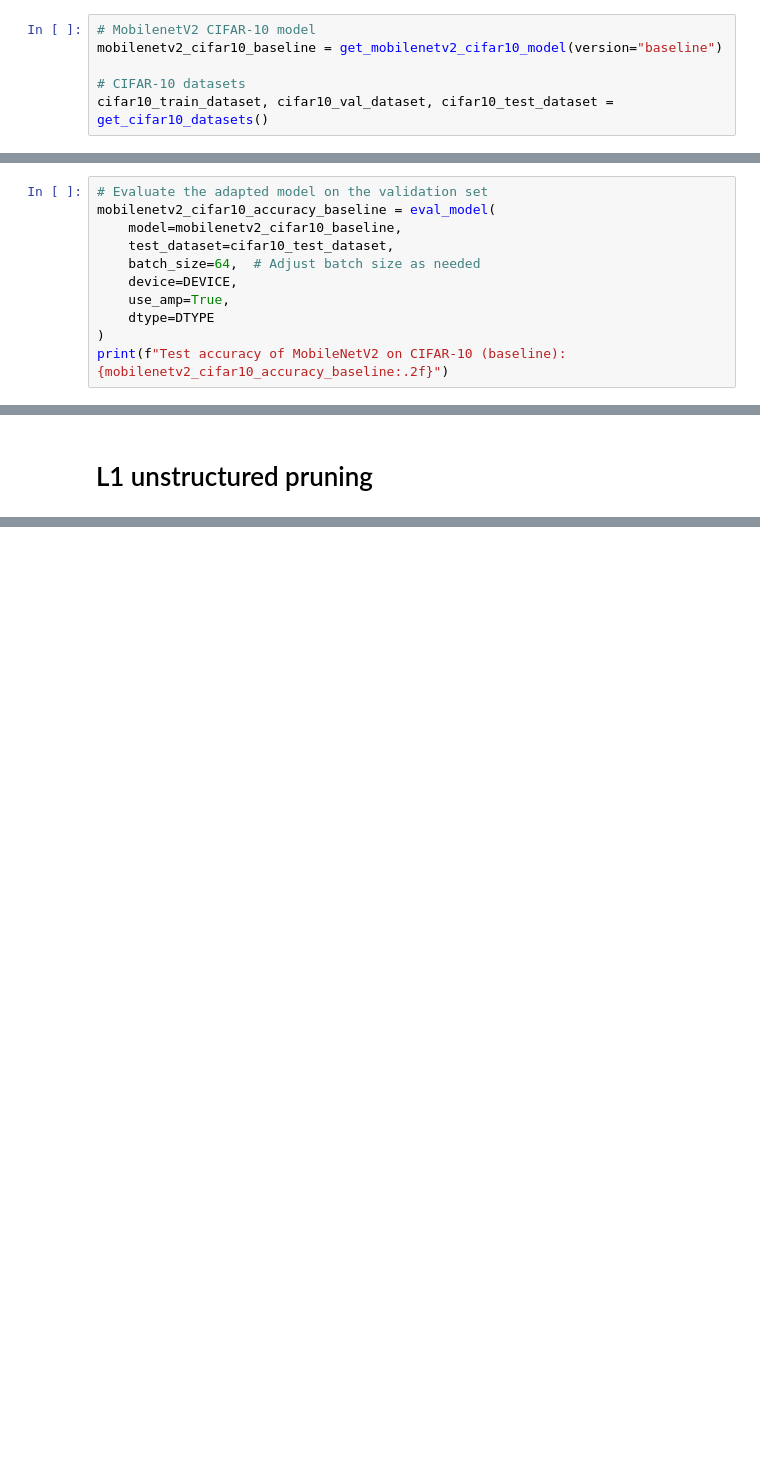
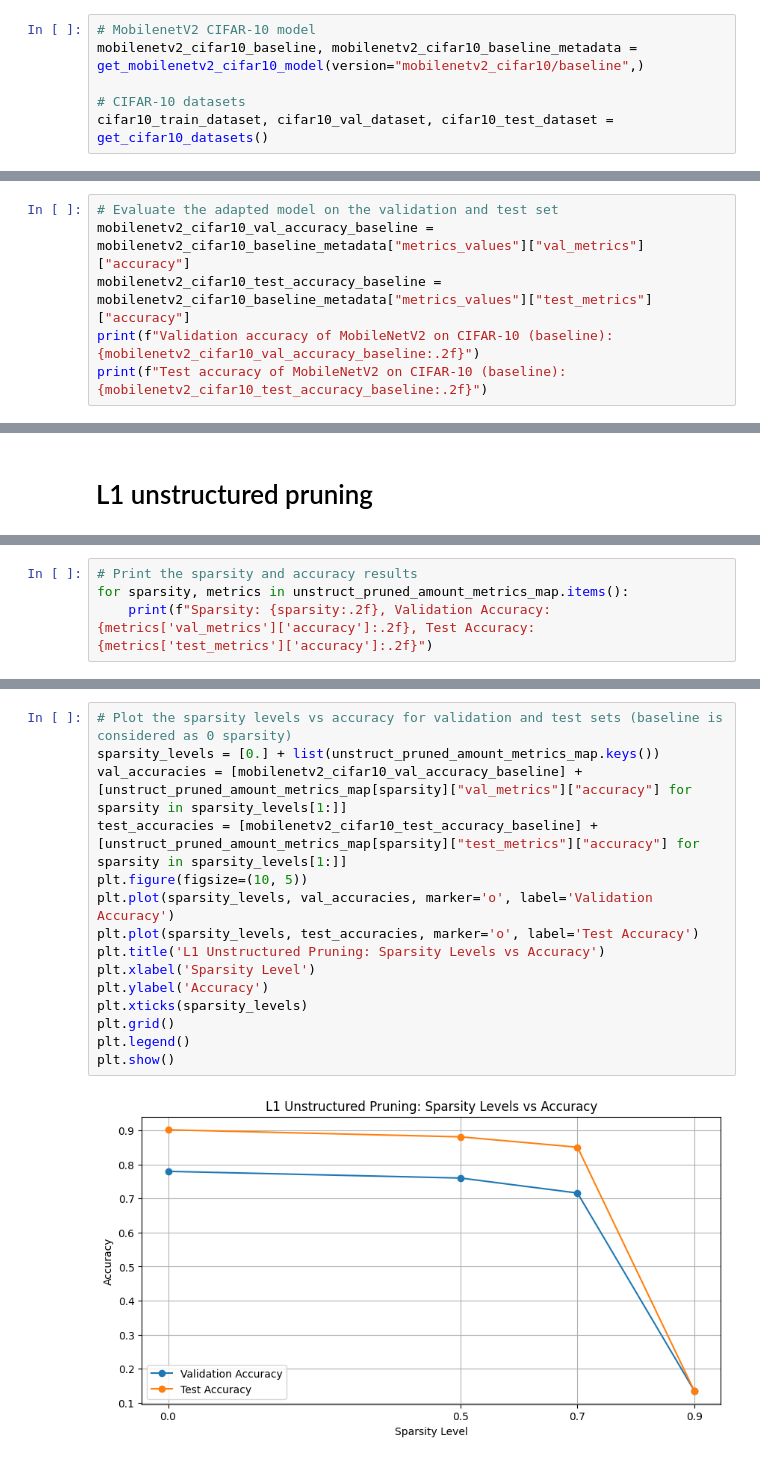
Before and after one commit to PaulBeuran/nnopt, a Jupyter notebook: notebooks/02_pruning.ipynb, the cells around one changed output, grey strips where cells are left out. Drawn from its saved outputs; the diff is of its cells as text; blank space fills up the shorter version.

Commit message:
Added metadata & metrics handling and unstructured pruning compatibility when loading/saving MobileNetV2 for CIFAR10

```diff
--- a/notebooks/02_pruning.ipynb
+++ b/notebooks/02_pruning.ipynb
@@ -30,6 +35,6 @@ from nnopt.recipes.mobilenetv2_cifar10 import get_mobilenetv2_cifar10_model, get
 # %%
 # MobilenetV2 CIFAR-10 model
-mobilenetv2_cifar10_baseline = get_mobilenetv2_cifar10_model(version="baseline")
+mobilenetv2_cifar10_baseline, mobilenetv2_cifar10_baseline_metadata = get_mobilenetv2_cifar10_model(version="mobilenetv2_cifar10/baseline",)
 
 # CIFAR-10 datasets
 cifar10_train_dataset, cifar10_val_dataset, cifar10_test_dataset = get_cifar10_datasets()
@@ -40,12 +46,7 @@ cifar10_train_dataset, cifar10_val_dataset, cifar10_test_dataset = get_cifar10_d
 # %%
-# Evaluate the adapted model on the validation set
-mobilenetv2_cifar10_accuracy_baseline = eval_model(
-    model=mobilenetv2_cifar10_baseline,
-    test_dataset=cifar10_test_dataset,
-    batch_size=64,  # Adjust batch size as needed
-    device=DEVICE,
-    use_amp=True,
-    dtype=DTYPE
-)
-print(f"Test accuracy of MobileNetV2 on CIFAR-10 (baseline): {mobilenetv2_cifar10_accuracy_baseline:.2f}")
+# Evaluate the adapted model on the validation and test set
+mobilenetv2_cifar10_val_accuracy_baseline = mobilenetv2_cifar10_baseline_metadata["metrics_values"]["val_metrics"]["accuracy"]
+mobilenetv2_cifar10_test_accuracy_baseline = mobilenetv2_cifar10_baseline_metadata["metrics_values"]["test_metrics"]["accuracy"]
+print(f"Validation accuracy of MobileNetV2 on CIFAR-10 (baseline): {mobilenetv2_cifar10_val_accuracy_baseline:.2f}")
+print(f"Test accuracy of MobileNetV2 on CIFAR-10 (baseline): {mobilenetv2_cifar10_test_accuracy_baseline:.2f}")
 # %% [output]
@@ -145,0 +144,4 @@ Test accuracy of MobileNetV2 on CIFAR-10 (0.9 pruning): 0.11
+# %%
+# Print the sparsity and accuracy results
+for sparsity, metrics in unstruct_pruned_amount_metrics_map.items():
+    print(f"Sparsity: {sparsity:.2f}, Validation Accuracy: {metrics['val_metrics']['accuracy']:.2f}, Test Accuracy: {metrics['test_metrics']['accuracy']:.2f}")
@@ -145,0 +152,17 @@ Test accuracy of MobileNetV2 on CIFAR-10 (0.9 pruning): 0.11
+# %%
+# Plot the sparsity levels vs accuracy for validation and test sets (baseline is considered as 0 sparsity)
+sparsity_levels = [0.] + list(unstruct_pruned_amount_metrics_map.keys())
+val_accuracies = [mobilenetv2_cifar10_val_accuracy_baseline] + [unstruct_pruned_amount_metrics_map[sparsity]["val_metrics"]["accuracy"] for sparsity in sparsity_levels[1:]]
+test_accuracies = [mobilenetv2_cifar10_test_accuracy_baseline] + [unstruct_pruned_amount_metrics_map[sparsity]["test_metrics"]["accuracy"] for sparsity in sparsity_levels[1:]]
+plt.figure(figsize=(10, 5))
+plt.plot(sparsity_levels, val_accuracies, marker='o', label='Validation Accuracy')
+plt.plot(sparsity_levels, test_accuracies, marker='o', label='Test Accuracy')
+plt.title('L1 Unstructured Pruning: Sparsity Levels vs Accuracy')
+plt.xlabel('Sparsity Level')
+plt.ylabel('Accuracy')
+plt.xticks(sparsity_levels)
+plt.grid()
+plt.legend()
+plt.show()
+# %% [output]
+[figure, added]
```
Also changed, not shown: parts of 12 cells of this notebook, 25 other files.
